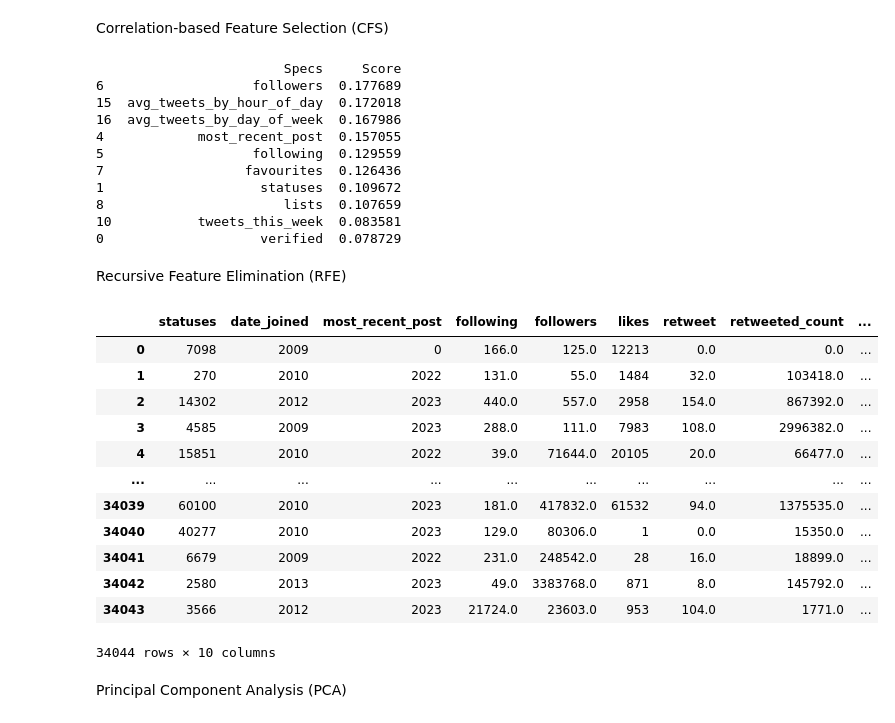
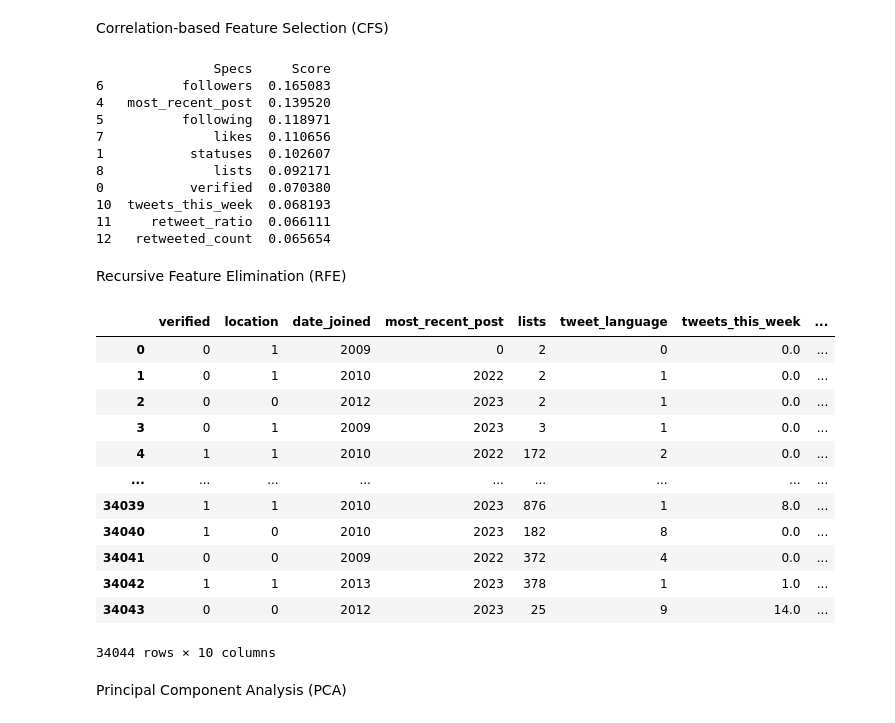
Before and after one commit to PFE2024/satt_ai, a Jupyter notebook: twitter/Feature_Selection.ipynb, the cells around one changed output. Drawn from its saved outputs; the diff is of its cells as text; code cells hidden in the pictures.

```diff
--- a/twitter/Feature_Selection.ipynb
+++ b/twitter/Feature_Selection.ipynb
@@ -3,13 +3,15 @@ import pandas as pd
 import numpy as np
 from sklearn.feature_selection import SelectKBest
 from sklearn.feature_selection import f_classif
-from sklearn.feature_selection import mutual_info_classif
-data = pd.read_csv("./Data/featuresfloatvf.csv")
+data = pd.read_csv("./Data/featuresfloatv2.csv")
+data.loc[data.account_type =='human','account_type']=1
+data.loc[data.account_type =='bot','account_type']=0
+# 'fake_follower',,'Monday','Tuesday','Wednesday','Thursday','Friday','Saturday','Sunday','12:00 AM','1:00 AM','2:00 AM','3:00 AM','4:00 AM','5:00 AM','6:00 AM','7:00 AM','8:00 AM','9:00 AM','10:00 AM','11:00 AM','12:00 PM','1:00 PM','2:00 PM','3:00 PM','4:00 PM','5:00 PM','6:00 PM','7:00 PM','8:00 PM','9:00 PM','10:00 PM','11:00 PM'
+data=data.loc[:,['verified','statuses','location','date_joined','most_recent_post','following','followers','likes','lists','tweet_language','tweets_this_week','retweet_ratio','retweeted_count','URL works','userNameScore','avg_tweets_by_hour_of_day','avg_tweets_by_day_of_week','account_type']]
+x=data.loc[:,['verified','statuses','location','date_joined','most_recent_post','following','followers','likes','lists','tweet_language','tweets_this_week','retweet_ratio','retweeted_count','URL works','userNameScore']]
+# ,'avg_tweets_by_hour_of_day','avg_tweets_by_day_of_week'
 
-# 'fake_follower',,'Monday','Tuesday','Wednesday','Thursday','Friday','Saturday','Sunday','12:00 AM','1:00 AM','2:00 AM','3:00 AM','4:00 AM','5:00 AM','6:00 AM','7:00 AM','8:00 AM','9:00 AM','10:00 AM','11:00 AM','12:00 PM','1:00 PM','2:00 PM','3:00 PM','4:00 PM','5:00 PM','6:00 PM','7:00 PM','8:00 PM','9:00 PM','10:00 PM','11:00 PM'
-# ,'avg_tweets_by_hour_of_day','avg_tweets_by_day_of_week'
-x = data.iloc[:, :-2]
 
 y = data.account_type.values.tolist()
-x
+data
 # %% [output]
@@ -57,14 +59,14 @@ Tree-based Feature Selection
 # %%
 import pandas as pd
 import numpy as np
-from sklearn.ensemble import RandomForestClassifier
+
 from sklearn.ensemble import ExtraTreesClassifier
 import matplotlib.pyplot as plt
-model = RandomForestClassifier()
+model = ExtraTreesClassifier()
 model.fit(x,y)
 print(model.feature_importances_) #use inbuilt class feature_importances of tree based classifiers
 #plot graph of feature importances for better visualization
 feat_importances = pd.Series(model.feature_importances_, index=x.columns)
-feat_importances.nlargest(17).plot(kind='barh')
+feat_importances.nlargest(10).plot(kind='barh')
 plt.show()
 # %% [output]
@@ -100,44 +102,42 @@ featureScores = pd.concat([dfcolumns,dfscores],axis=1)
 featureScores.columns = ['Specs','Score']  #naming the dataframe columns
 print(featureScores.nlargest(10,'Score'))  #print 10 best features
 # %% [output]
-                        Specs     Score
-6                   followers  0.177689
-15  avg_tweets_by_hour_of_day  0.172018
-16  avg_tweets_by_day_of_week  0.167986
-4            most_recent_post  0.157055
-5                   following  0.129559
-7                  favourites  0.126436
-1                    statuses  0.109672
-8                       lists  0.107659
-10           tweets_this_week  0.083581
-0                    verified  0.078729
+               Specs     Score
+6          followers  0.165083
+4   most_recent_post  0.139520
+5          following  0.118971
+7              likes  0.110656
+1           statuses  0.102607
+8              lists  0.092171
+0           verified  0.070380
+10  tweets_this_week  0.068193
+11     retweet_ratio  0.066111
+12   retweeted_count  0.065654
 # %% [markdown]
 Recursive Feature Elimination (RFE)
 # %%
 from sklearn.feature_selection import RFE
 from sklearn.linear_model import LogisticRegression
-from sklearn.ensemble import RandomForestClassifier
 from mlxtend.plotting import plot_sequential_feature_selection
 
-clf=RandomForestClassifier()
 estimator = LogisticRegression(solver='liblinear')
-selector = RFE(clf, n_features_to_select=10)
+selector = RFE(estimator, n_features_to_select=10)
 selected_features = selector.fit(x, y)
 
 x.loc[:, selected_features.support_]
 # %% [output]
-|  | statuses | date_joined | most_recent_post | following | followers | likes | retweet | retweeted_count | ... |
-| 0 | 7098 | 2009 | 0 | 166.0 | 125.0 | 12213 | 0.0 | 0.0 | ... |
-| 1 | 270 | 2010 | 2022 | 131.0 | 55.0 | 1484 | 32.0 | 103418.0 | ... |
-| 2 | 14302 | 2012 | 2023 | 440.0 | 557.0 | 2958 | 154.0 | 867392.0 | ... |
-| 3 | 4585 | 2009 | 2023 | 288.0 | 111.0 | 7983 | 108.0 | 2996382.0 | ... |
-| 4 | 15851 | 2010 | 2022 | 39.0 | 71644.0 | 20105 | 20.0 | 66477.0 | ... |
-| ... | ... | ... | ... | ... | ... | ... | ... | ... | ... |
-| 34039 | 60100 | 2010 | 2023 | 181.0 | 417832.0 | 61532 | 94.0 | 1375535.0 | ... |
-| 34040 | 40277 | 2010 | 2023 | 129.0 | 80306.0 | 1 | 0.0 | 15350.0 | ... |
-| 34041 | 6679 | 2009 | 2022 | 231.0 | 248542.0 | 28 | 16.0 | 18899.0 | ... |
-| 34042 | 2580 | 2013 | 2023 | 49.0 | 3383768.0 | 871 | 8.0 | 145792.0 | ... |
-| 34043 | 3566 | 2012 | 2023 | 21724.0 | 23603.0 | 953 | 104.0 | 1771.0 | ... |
+|  | verified | location | date_joined | most_recent_post | lists | tweet_language | tweets_this_week | ... |
+| 0 | 0 | 1 | 2009 | 0 | 2 | 0 | 0.0 | ... |
+| 1 | 0 | 1 | 2010 | 2022 | 2 | 1 | 0.0 | ... |
+| 2 | 0 | 0 | 2012 | 2023 | 2 | 1 | 0.0 | ... |
+| 3 | 0 | 1 | 2009 | 2023 | 3 | 1 | 0.0 | ... |
+| 4 | 1 | 1 | 2010 | 2022 | 172 | 2 | 0.0 | ... |
+| ... | ... | ... | ... | ... | ... | ... | ... | ... |
+| 34039 | 1 | 1 | 2010 | 2023 | 876 | 1 | 8.0 | ... |
+| 34040 | 1 | 0 | 2010 | 2023 | 182 | 8 | 0.0 | ... |
+| 34041 | 0 | 0 | 2009 | 2022 | 372 | 4 | 0.0 | ... |
+| 34042 | 1 | 1 | 2013 | 2023 | 378 | 1 | 1.0 | ... |
+| 34043 | 0 | 0 | 2012 | 2023 | 25 | 9 | 14.0 | ... |
 34044 rows × 10 columns
 # %% [markdown]
 Principal Component Analysis (PCA)
```
Also changed, not shown: parts of 8 cells of this notebook, 29 other files.
